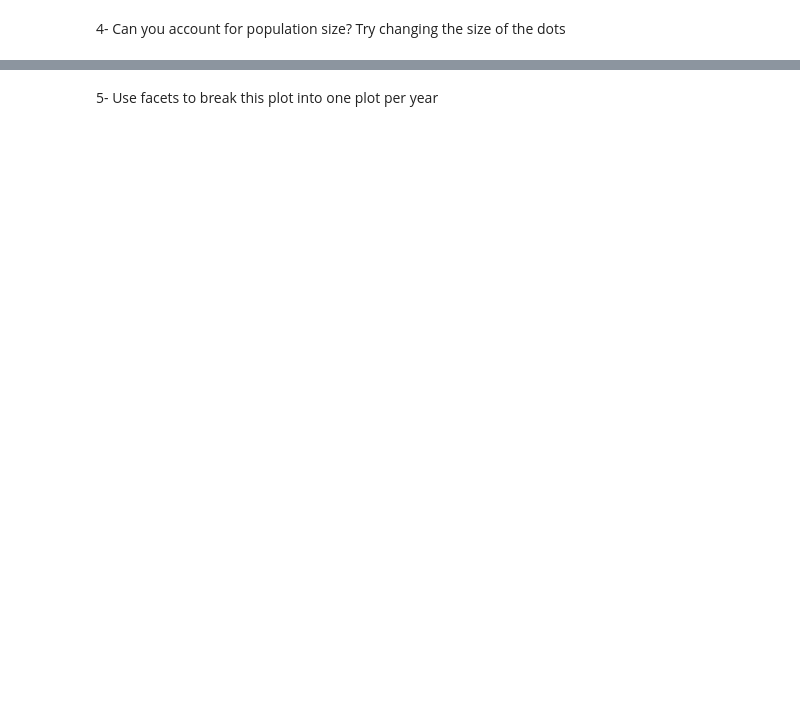
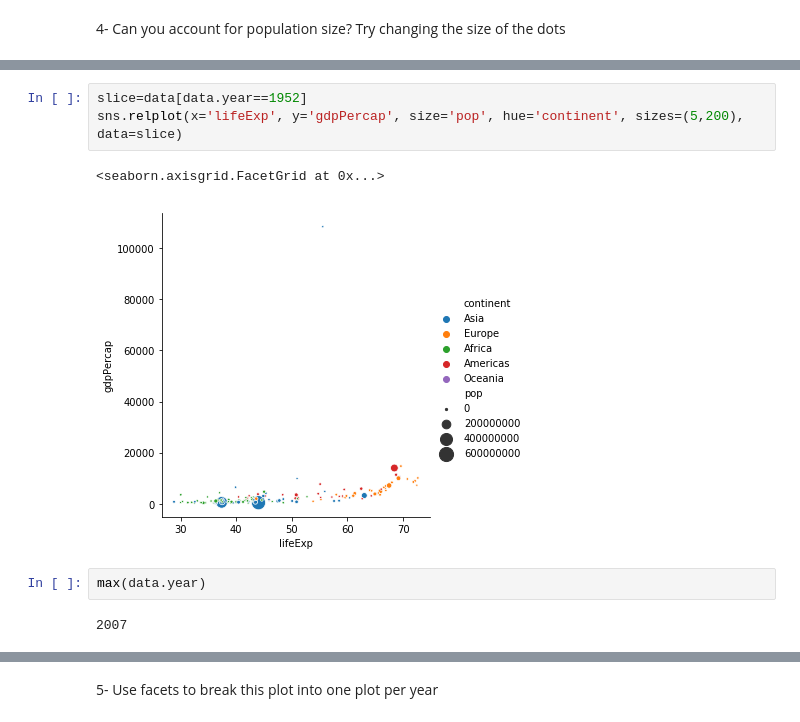
Before and after one commit to hanisaf/mist6380-summer2019, a Jupyter notebook: Classroom_notebooks/10-information-visualization-seaborn.ipynb, the cells around one changed output, grey strips where cells are left out. Drawn from its saved outputs; the diff is of its cells as text; blank space fills up the shorter version.

```diff
--- a/Classroom_notebooks/10-information-visualization-seaborn.ipynb
+++ b/Classroom_notebooks/10-information-visualization-seaborn.ipynb
@@ -55,0 +50,10 @@ sns.relplot(x='gdpPercap', y='lifeExp', data=last5)
+# %%
+slice=data[data.year==1952]
+sns.relplot(x='lifeExp', y='gdpPercap', size='pop', hue='continent', sizes=(5,200), data=slice)
+# %% [output]
+<seaborn.axisgrid.FacetGrid at 0x...>
+[figure, added]
+# %%
+max(data.year)
+# %% [output]
+2007
```
Also changed, not shown: parts of 17 cells of this notebook, 5 other files.
